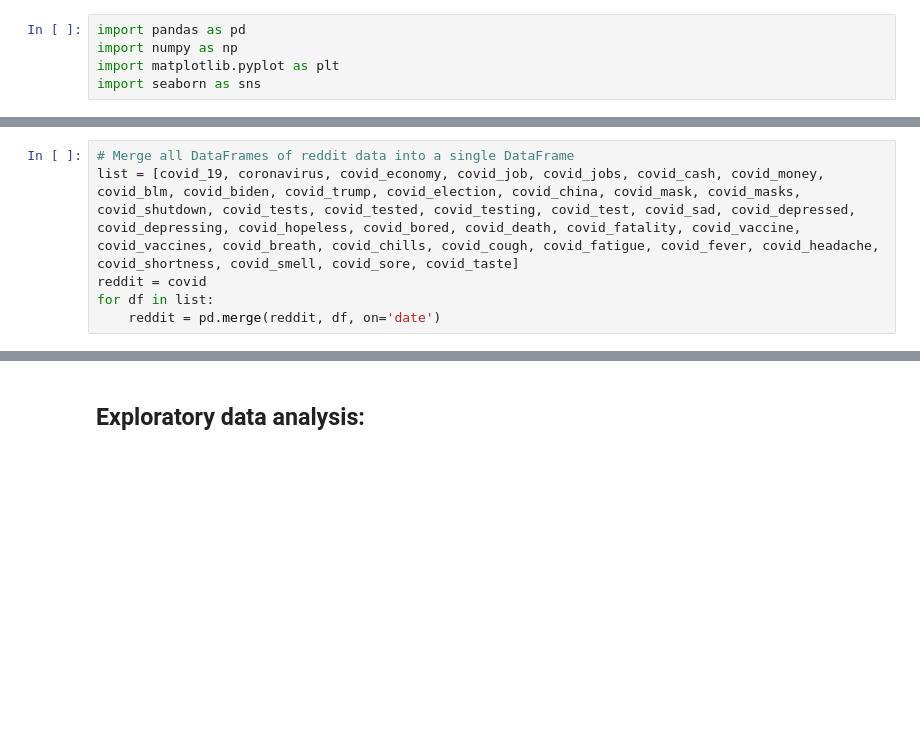
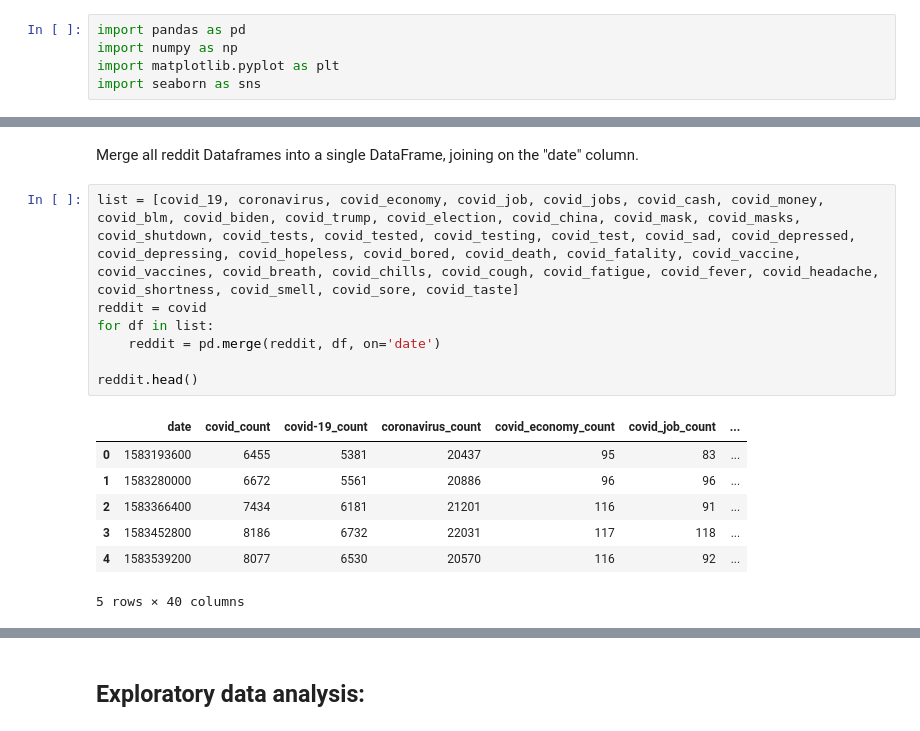
Before and after one commit to kaiyue95/INFO-2950-Final-Project, a Jupyter notebook: phase_2.ipynb, the cells around one changed output, grey strips where cells are left out. Saved outputs shown, nothing was run; the diff lists cells and outputs as text; blank space fills up the shorter version.

```diff
--- a/phase_2.ipynb
+++ b/phase_2.ipynb
@@ -78,6 +101,17 @@ us_case = pd.read_csv("us_case.csv")
+# %% [markdown]
+Merge all reddit Dataframes into a single DataFrame, joining on the "date" column.
 # %%
-# Merge all DataFrames of reddit data into a single DataFrame
 list = [covid_19, coronavirus, covid_economy, covid_job, covid_jobs, covid_cash, covid_money, covid_blm, covid_biden, covid_trump, covid_election, covid_china, covid_mask, covid_masks, covid_shutdown, covid_tests, covid_tested, covid_testing, covid_test, covid_sad, covid_depressed, covid_depressing, covid_hopeless, covid_bored, covid_death, covid_fatality, covid_vaccine, covid_vaccines, covid_breath, covid_chills, covid_cough, covid_fatigue, covid_fever, covid_headache, covid_shortness, covid_smell, covid_sore, covid_taste]
 reddit = covid
 for df in list:
     reddit = pd.merge(reddit, df, on='date')
+
+reddit.head()
+# %% [output]
+|  | date | covid_count | covid-19_count | coronavirus_count | covid_economy_count | covid_job_count | ... |
+| 0 | 1583193600 | 6455 | 5381 | 20437 | 95 | 83 | ... |
+| 1 | 1583280000 | 6672 | 5561 | 20886 | 96 | 96 | ... |
+| 2 | 1583366400 | 7434 | 6181 | 21201 | 116 | 91 | ... |
+| 3 | 1583452800 | 8186 | 6732 | 22031 | 117 | 118 | ... |
+| 4 | 1583539200 | 8077 | 6530 | 20570 | 116 | 92 | ... |
+5 rows × 40 columns
```
Also changed, not shown: parts of 35 cells of this notebook.
